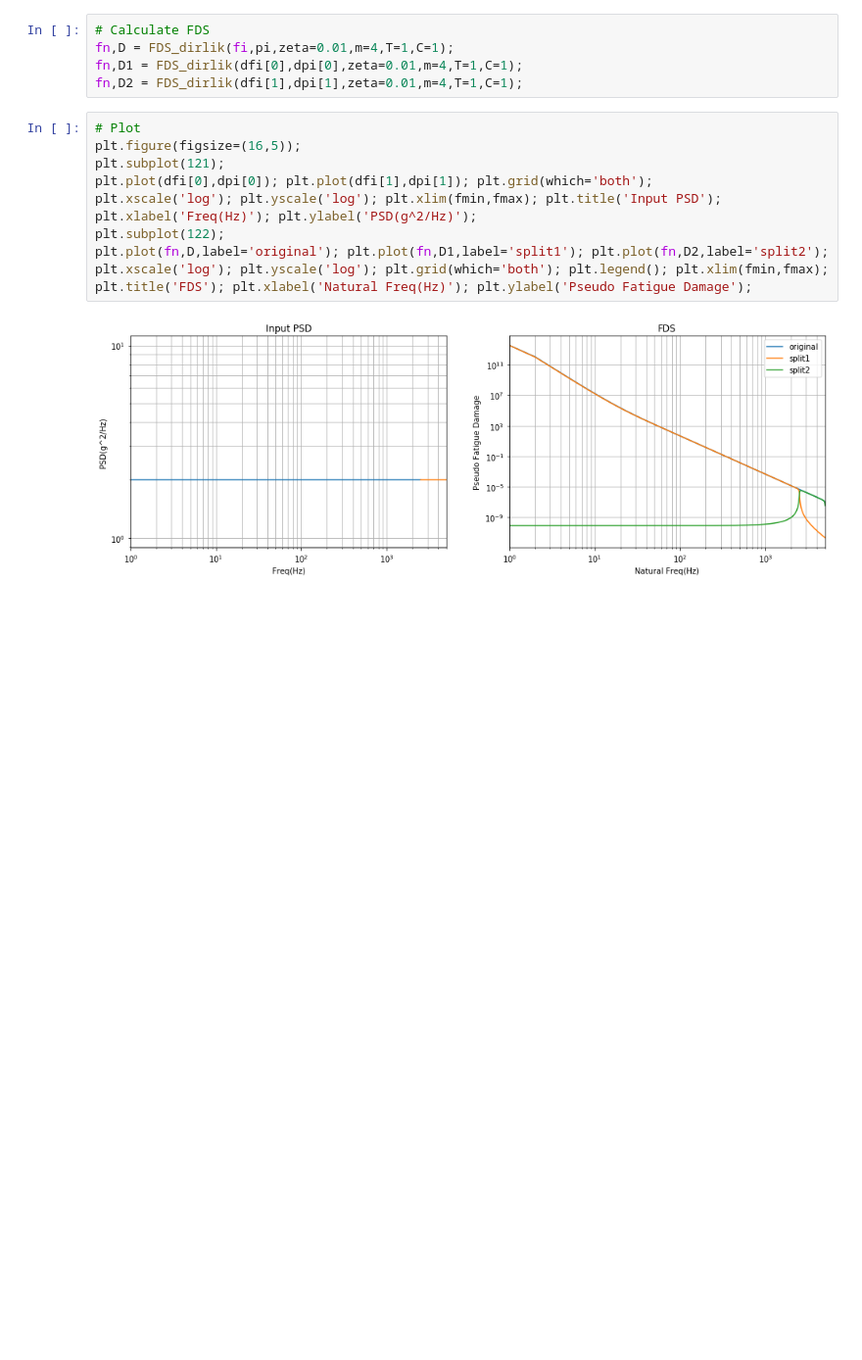
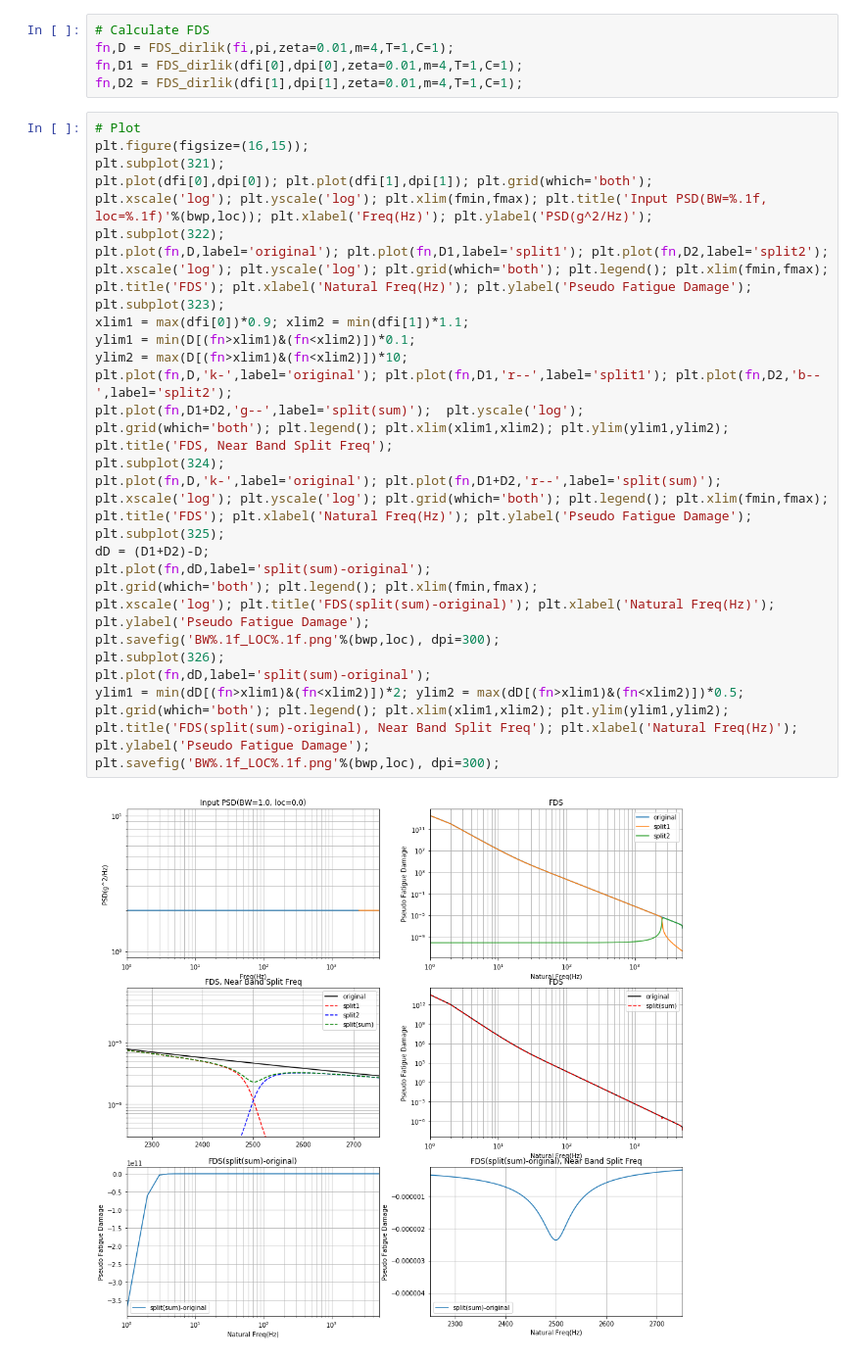
Before and after one commit to wonho13/work, a Jupyter notebook: 논문/2021/functions.ipynb, the cells around one changed output. Shown at 98% size. Cells and saved outputs as stored; diff of their text form; blank space fills up the shorter version.

```diff
--- a/논문/2021/functions.ipynb
+++ b/논문/2021/functions.ipynb
@@ -133,13 +133,37 @@ fn,D1 = FDS_dirlik(dfi[0],dpi[0],zeta=0.01,m=4,T=1,C=1);
 fn,D2 = FDS_dirlik(dfi[1],dpi[1],zeta=0.01,m=4,T=1,C=1);
 # %%
 # Plot
-plt.figure(figsize=(16,5));
-plt.subplot(121);
+plt.figure(figsize=(16,15));
+plt.subplot(321);
 plt.plot(dfi[0],dpi[0]); plt.plot(dfi[1],dpi[1]); plt.grid(which='both');
-plt.xscale('log'); plt.yscale('log'); plt.xlim(fmin,fmax); plt.title('Input PSD'); plt.xlabel('Freq(Hz)'); plt.ylabel('PSD(g^2/Hz)');
-plt.subplot(122);
+plt.xscale('log'); plt.yscale('log'); plt.xlim(fmin,fmax); plt.title('Input PSD(BW=%.1f, loc=%.1f)'%(bwp,loc)); plt.xlabel('Freq(Hz)'); plt.ylabel('PSD(g^2/Hz)');
+plt.subplot(322);
 plt.plot(fn,D,label='original'); plt.plot(fn,D1,label='split1'); plt.plot(fn,D2,label='split2');
 plt.xscale('log'); plt.yscale('log'); plt.grid(which='both'); plt.legend(); plt.xlim(fmin,fmax);
 plt.title('FDS'); plt.xlabel('Natural Freq(Hz)'); plt.ylabel('Pseudo Fatigue Damage');
+plt.subplot(323);
+xlim1 = max(dfi[0])*0.9; xlim2 = min(dfi[1])*1.1;
+ylim1 = min(D[(fn>xlim1)&(fn<xlim2)])*0.1;
+ylim2 = max(D[(fn>xlim1)&(fn<xlim2)])*10;
+plt.plot(fn,D,'k-',label='original'); plt.plot(fn,D1,'r--',label='split1'); plt.plot(fn,D2,'b--',label='split2');
+plt.plot(fn,D1+D2,'g--',label='split(sum)');  plt.yscale('log');
+plt.grid(which='both'); plt.legend(); plt.xlim(xlim1,xlim2); plt.ylim(ylim1,ylim2);
+plt.title('FDS, Near Band Split Freq');
+plt.subplot(324);
+plt.plot(fn,D,'k-',label='original'); plt.plot(fn,D1+D2,'r--',label='split(sum)');
+plt.xscale('log'); plt.yscale('log'); plt.grid(which='both'); plt.legend(); plt.xlim(fmin,fmax);
+plt.title('FDS'); plt.xlabel('Natural Freq(Hz)'); plt.ylabel('Pseudo Fatigue Damage');
+plt.subplot(325);
+dD = (D1+D2)-D;
+plt.plot(fn,dD,label='split(sum)-original');
+plt.grid(which='both'); plt.legend(); plt.xlim(fmin,fmax);
+plt.xscale('log'); plt.title('FDS(split(sum)-original)'); plt.xlabel('Natural Freq(Hz)'); plt.ylabel('Pseudo Fatigue Damage');
+plt.savefig('BW%.1f_LOC%.1f.png'%(bwp,loc), dpi=300);
+plt.subplot(326);
+plt.plot(fn,dD,label='split(sum)-original');
+ylim1 = min(dD[(fn>xlim1)&(fn<xlim2)])*2; ylim2 = max(dD[(fn>xlim1)&(fn<xlim2)])*0.5;
+plt.grid(which='both'); plt.legend(); plt.xlim(xlim1,xlim2); plt.ylim(ylim1,ylim2);
+plt.title('FDS(split(sum)-original), Near Band Split Freq'); plt.xlabel('Natural Freq(Hz)'); plt.ylabel('Pseudo Fatigue Damage');
+plt.savefig('BW%.1f_LOC%.1f.png'%(bwp,loc), dpi=300);
 # %% [output]
-[figure, old version]
+[figure, new version]
```
Also changed, not shown: parts of 2 cells of this notebook.
